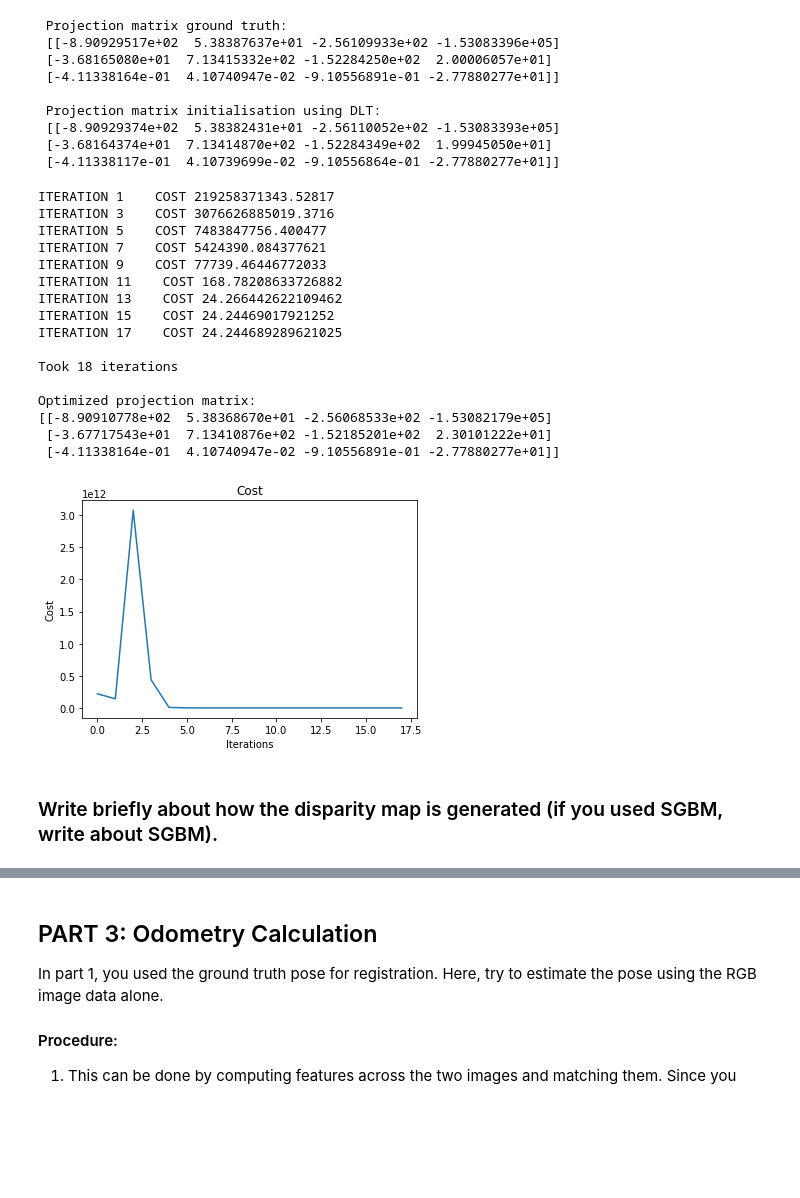
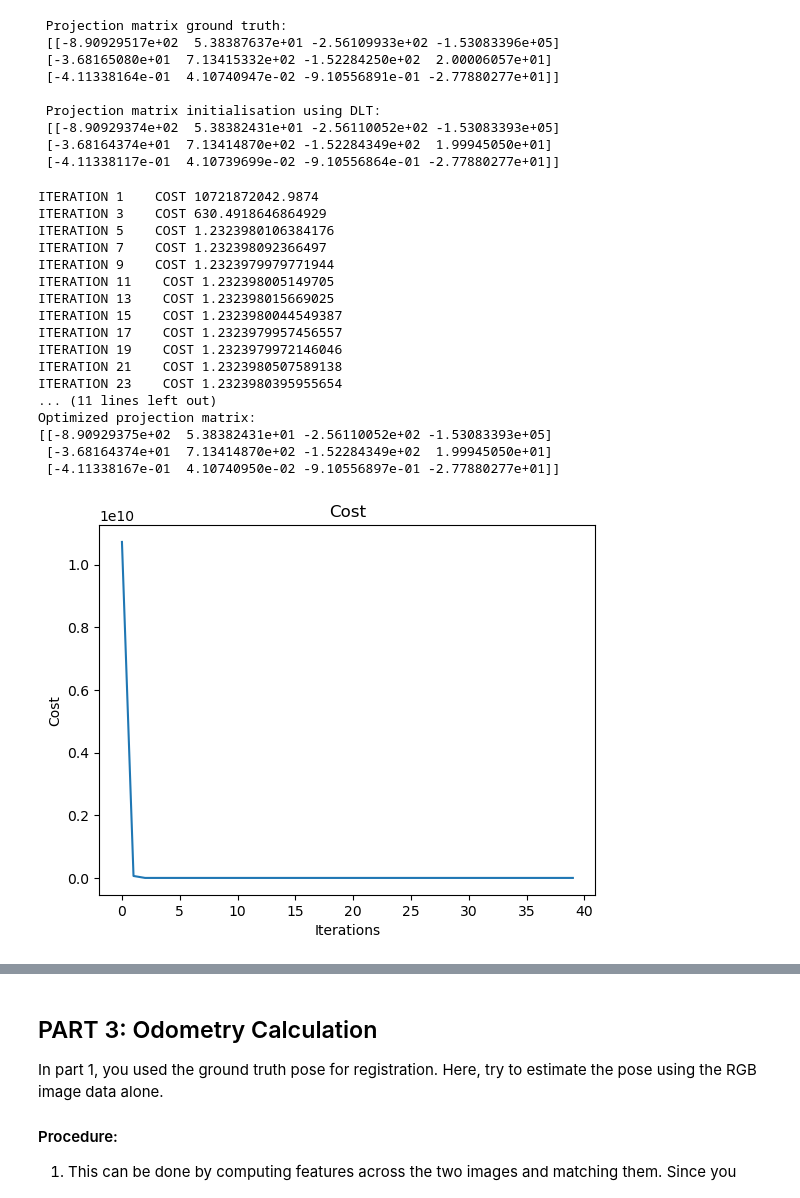
Before and after one commit to tusharc31/Mobile-Robotics, a Jupyter notebook: Project-2/questions/StereoSLAM.ipynb, the cells around one changed output, grey strips where cells are left out. Drawn from its saved outputs; the diff is of its cells as text; code cells hidden in the pictures; blank space fills up the shorter version.

```diff
--- a/Project-2/questions/StereoSLAM.ipynb
+++ b/Project-2/questions/StereoSLAM.ipynb
@@ -69,7 +75,7 @@ combined_pcd = o3d.geometry.PointCloud()
 [m_start, m_end] = [-1500, 1500]
 Q = np.array([[1, 0, 0, -w/2], [0, -1, 0, h/2], [0, 0, 0, f], [0, 0, 1/b, 0]])
 
-for i in range(1):
+for i in range(21):
     print (f"Running for 0000000{460+i}.png")
     imgL = cv2.imread("../data/img2/0000000"+str(460+i)+".png")
     imgR = cv2.imread("../data/img3/0000000"+str(460+i)+".png")
@@ -90,7 +96,6 @@ for i in range(1):
     point_cloud = point_cloud[mask]
     cloud_colors = cloud_colors[mask]
     point_cloud[:,0] *= -1
-    print(point_cloud)
     pcd.points = o3d.utility.Vector3dVector(point_cloud)
     pcd.colors = o3d.utility.Vector3dVector(cloud_colors)
     combined_pcd = combined_pcd + pcd
@@ -171,7 +174,7 @@ def GaussNewton(P,x_gt,X,N,tol):
         B = x_gt[:,1]/x_gt[:,2] - x[:,1]/x[:,2]
         J = Jacobian(x,X)
         R = (np.hstack((A,B))).reshape(-1,1)
-        P = (P.reshape(12,1) - np.dot(np.dot(np.linalg.inv(np.dot(J.T, J)), J.T), R)).reshape(3,4)
+        P = (P.reshape(12,1) - np.dot(np.dot(np.linalg.pinv(np.dot(J.T, J)), J.T), R)).reshape(3,4)
         errors.append((R.T@R/2/len(X)).item(0))
         if (i%2==0): print(f"ITERATION {i+1}    COST {errors[i]}")
         if(np.linalg.norm(np.dot(np.dot(np.linalg.inv(np.dot(J.T, J)), J.T), R))<tol): break
@@ -202,36 +205,35 @@ print("\n Projection matrix initialisation using DLT:\n", P_gt[-1,-1]*P_init)
  [-3.68164374e+01  7.13414870e+02 -1.52284349e+02  1.99945050e+01]
  [-4.11338117e-01  4.10739699e-02 -9.10556864e-01 -2.77880277e+01]]
 # %%
-P_op, Cost = GaussNewton(P_init, homo_img, homo_points, 1000,1e-4)
+P_op, Cost = GaussNewton(P_init, homo_img, homo_points, 40,1e-4)
 P_op = P_gt[-1,-1]*(P_op/P_op[-1,-1])
 
 print(f"\nTook {len(Cost)} iterations")
 print("\nOptimized projection matrix:")
 print(P_op)
 
 plt.clf()
 plt.plot(Cost)
 plt.title('Cost')
 plt.xlabel('Iterations')
 plt.ylabel('Cost')
 plt.show()
 # %% [output]
-ITERATION 1    COST 219258371343.52817
-ITERATION 3    COST 3076626885019.3716
-ITERATION 5    COST 7483847756.400477
-ITERATION 7    COST 5424390.084377621
-ITERATION 9    COST 77739.46446772033
-ITERATION 11    COST 168.78208633726882
-ITERATION 13    COST 24.266442622109462
-ITERATION 15    COST 24.24469017921252
-ITERATION 17    COST 24.244689289621025
-
-Took 18 iterations
-
+ITERATION 1    COST 10721872042.9874
+ITERATION 3    COST 630.4918646864929
+ITERATION 5    COST 1.2323980106384176
+ITERATION 7    COST 1.232398092366497
+ITERATION 9    COST 1.2323979979771944
+ITERATION 11    COST 1.232398005149705
+ITERATION 13    COST 1.232398015669025
+ITERATION 15    COST 1.2323980044549387
+ITERATION 17    COST 1.2323979957456557
+ITERATION 19    COST 1.2323979972146046
+ITERATION 21    COST 1.2323980507589138
+ITERATION 23    COST 1.2323980395955654
+... (11 lines left out)
 Optimized projection matrix:
-[[-8.90910778e+02  5.38368670e+01 -2.56068533e+02 -1.53082179e+05]
- [-3.67717543e+01  7.13410876e+02 -1.52185201e+02  2.30101222e+01]
- [-4.11338164e-01  4.10740947e-02 -9.10556891e-01 -2.77880277e+01]]
+[[-8.90929375e+02  5.38382431e+01 -2.56110052e+02 -1.53083393e+05]
+ [-3.68164374e+01  7.13414870e+02 -1.52284349e+02  1.99945050e+01]
+ [-4.11338167e-01  4.10740950e-02 -9.10556897e-01 -2.77880277e+01]]
-[figure, old version]
+[figure, new version]
-# %% [markdown]
-### Write briefly about how the disparity map is generated (if you used SGBM, write about SGBM).
```
Also changed, not shown: parts of 13 cells of this notebook, 1 other file.
